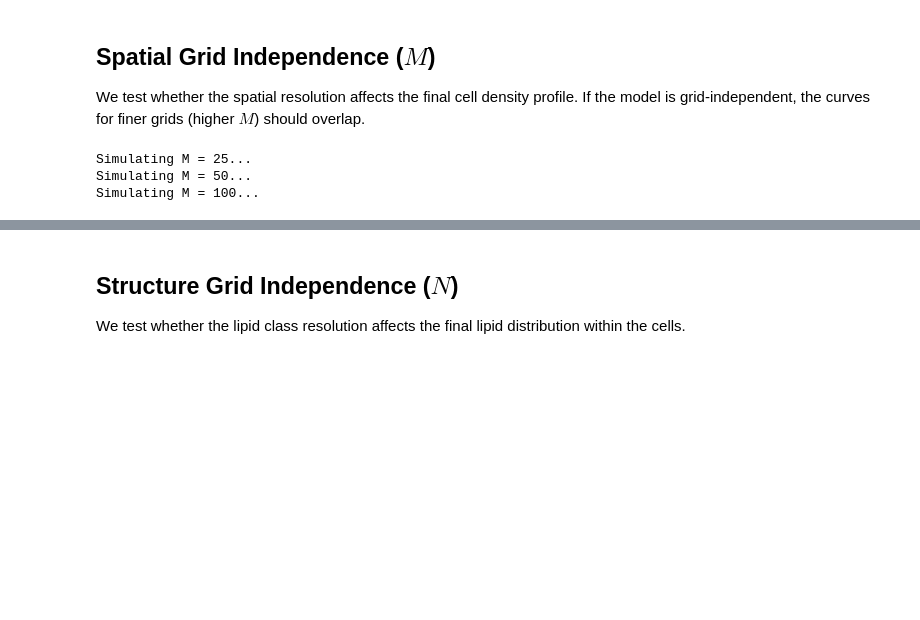
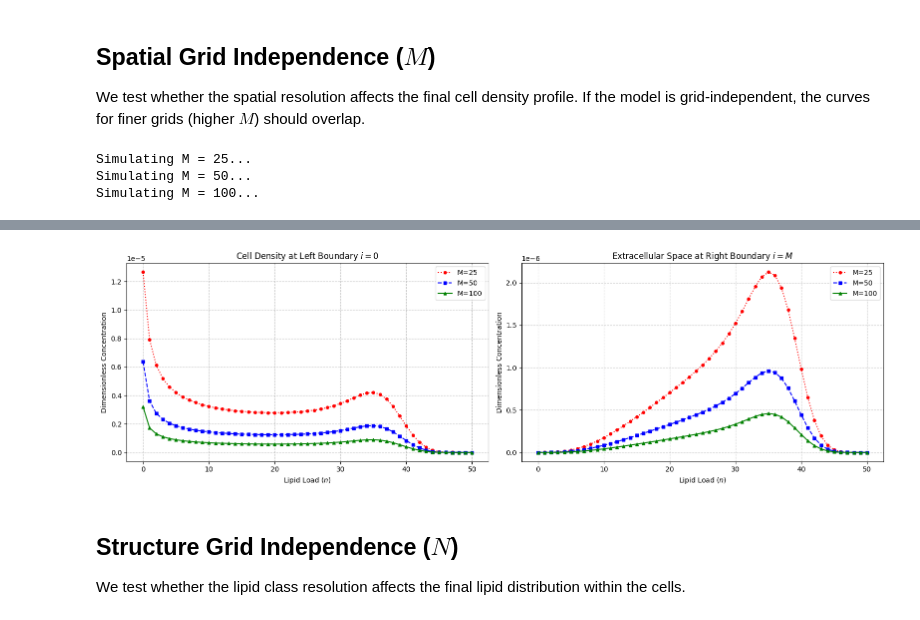
Before and after one commit to eleonoraagostinelli/VolumeFilling-Multiscale-Model, a Jupyter notebook: convergence_and_sensitivity_tests.ipynb, the cells around one changed output, grey strips where cells are left out. Cells and saved outputs as stored; diff of their text form; code cells hidden in the pictures; blank space fills up the shorter version.

```diff
--- a/convergence_and_sensitivity_tests.ipynb
+++ b/convergence_and_sensitivity_tests.ipynb
@@ -95,3 +102,40 @@ plt.show()
+# %%
+# Plot the Structure Profiles at i=0,M
+fig, axes = plt.subplots(1, 2, figsize=(16, 5))
+n_array = np.arange(p.N + 1)
+
+for M in M_values:
+    normalized_x = np.linspace(0, 1.0, M + 1)
+
+    left_profile = left_boundary[M][-1, :]
+    right_profile = right_boundary[M][-1, :]
+
+    # Added marker and markersize to each plot
+    axes[0].plot(n_array, left_profile, label=f'M={M}',
+                 color=colors[M], linestyle=line_styles[M], linewidth=1.5,
+                 marker=markers[M], markersize=4)
+
+    axes[1].plot(n_array, right_profile, label=f'M={M}',
+                 color=colors[M], linestyle=line_styles[M], linewidth=1.5,
+                 marker=markers[M], markersize=4)
+
+# Format the plots
+axes[0].set_title("Cell Density at Left Boundary $i=0$")
+axes[0].set_ylabel("Dimensionless Concentration")
+
+axes[1].set_title(r"Extracellular Space at Right Boundary $i=M$")
+axes[1].set_ylabel("Dimensionless Concentration")
+
+
+for ax in axes:
+    ax.set_xlabel("Lipid Load ($n$)")
+    ax.legend()
+    ax.grid(True, linestyle='--', alpha=0.7)
+
+plt.tight_layout()
+plt.show()
+# %% [output]
+[figure, added]
 # %% [markdown]
 ## Structure Grid Independence ($N$)
 We test whether the lipid class resolution affects the final lipid distribution within the cells.
```
Also changed, not shown: parts of 5 cells of this notebook, 3 other files.
